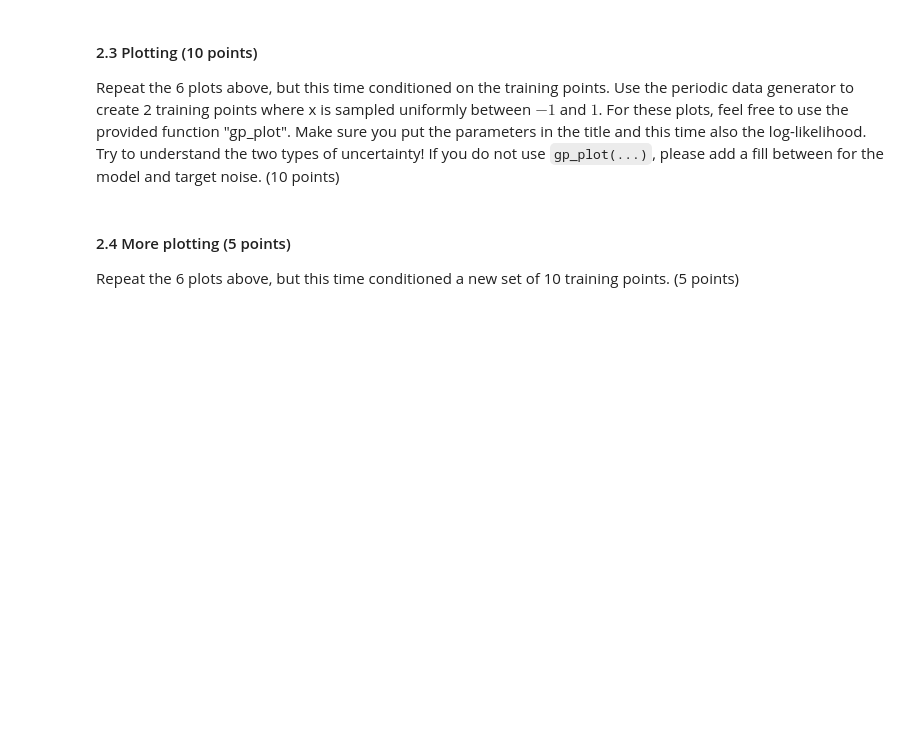
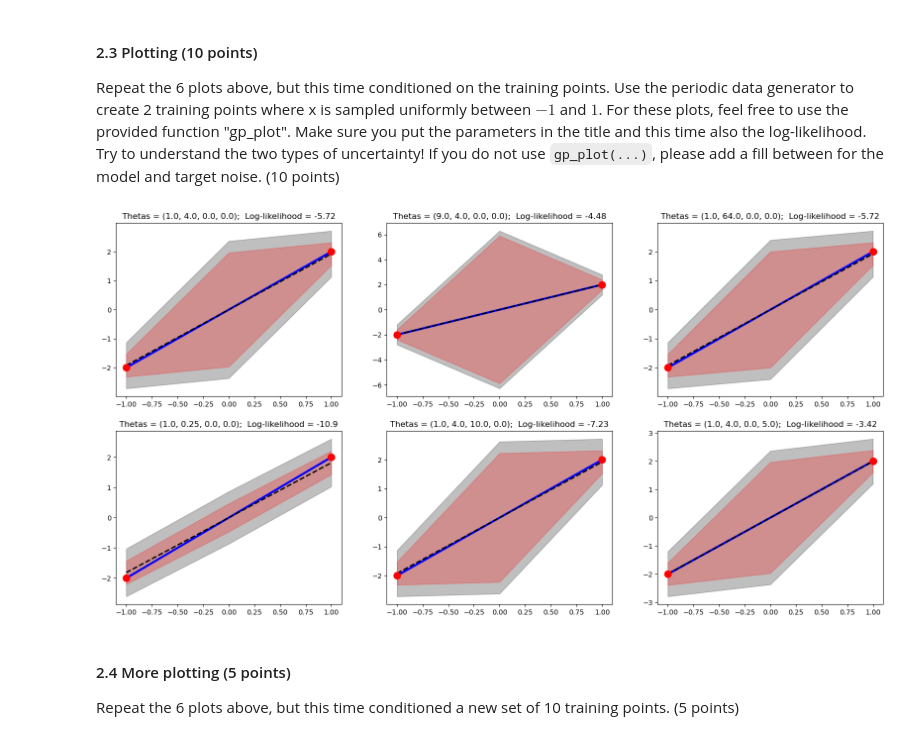
Before and after one commit to Dawlau/UVA_ML, a Jupyter notebook: 11061286_14532921_lab2.ipynb, the cells around one changed output. Saved outputs shown, nothing was run; the diff lists cells and outputs as text; code cells hidden in the pictures; blank space fills up the shorter version.

```diff
--- a/11061286_14532921_lab2.ipynb
+++ b/11061286_14532921_lab2.ipynb
@@ -303,12 +307,20 @@ AssertionError: the shape of var is incorrect
 # %% [markdown]
 #### 2.2 gp_log_likelihood(...) (10 points)
 To learn the hyperparameters, we would need to compute the log-likelihood of the of the training data.  Implicitly, this is conditioned on the value setting for $\mathbf{\theta}$.  Write a function `gp_log_likelihood(x_train, t_train, theta, C=None, invC=None, beta)`, where C and invC can be stored and reused. It should return the log-likelihood, `C` and `invC`  (10 points)
-# %%
-def gp_log_likelihood(x_train, t_train, theta, beta, C=None, invC=None):
-    # YOUR CODE HERE
-    raise NotImplementedError()
-
-    return lp, C, invC
+# %%
+def gp_log_likelihood(x_train, t_train, theta, beta, C=None, invC=None):
+    N = x_train.shape[0]
+
+    if C is None:
+        _, _, C = gp_predictive_distribution(x_train, t_train, x_train, theta, beta)
+
+    if invC is None:
+        invC = np.linalg.inv(C)
+    x = t_train.T @ invC @ t_train
+
+    lp = -1 / 2 * np.log(np.linalg.det(C)) - 1 / 2 * t_train.T @ invC @ t_train - N / 2 * np.log(2 * np.pi)
+
+    return lp, C, invC
 # %%
 ### Test your function
 N = 2
@@ -359,3 +367,32 @@ raise NotImplementedError()
+# %%
+train_x = np.linspace(-1, 1, 2)
+train_t = 2 * train_x
+
+fig, axes = plt.subplots(2, 3)
+
+for i in range(len(THETAS)):
+    for j in range(len(THETAS[0])):
+        thetas = THETAS[i][j]
+
+        mean_test, std_test, C = gp_predictive_distribution(train_x, train_t, test_x, thetas, beta)
+        log_likelihood, C, invC = gp_log_likelihood(train_x, train_t, thetas, beta, C)
+
+        axes[i][j].set_title(f"Thetas = {str(tuple(thetas))};  Log-likelihood = {str(np.round(log_likelihood, 2))}")
+
+        std_model = np.sqrt(std_test ** 2 - 1.0 / beta)  # remove data noise to get model uncertainty in stddev
+        std_combo = std_model + np.sqrt(1.0 / beta)    # add stddev (note: not the same as full)
+
+        axes[i][j].plot(test_x, 2 * test_x, 'b', lw=3)
+        axes[i][j].plot(test_x, mean_test, 'k--', lw=2)
+
+        axes[i][j].fill_between(test_x, mean_test + 2 * std_combo, mean_test - 2 * std_combo, color='k', alpha=0.25)
+        axes[i][j].fill_between(test_x, mean_test + 2 * std_model, mean_test - 2 * std_model, color='r', alpha=0.25)
+
+        axes[i][j].plot(train_x, train_t, 'ro', ms=10)
+
+plt.show()
+# %% [output]
+[figure, added]
 # %% [markdown]
 #### 2.4 More plotting (5 points)
 Repeat the 6 plots above, but this time conditioned a new set of 10 training points. (5 points)
```
Also changed, not shown: parts of 10 cells of this notebook.
